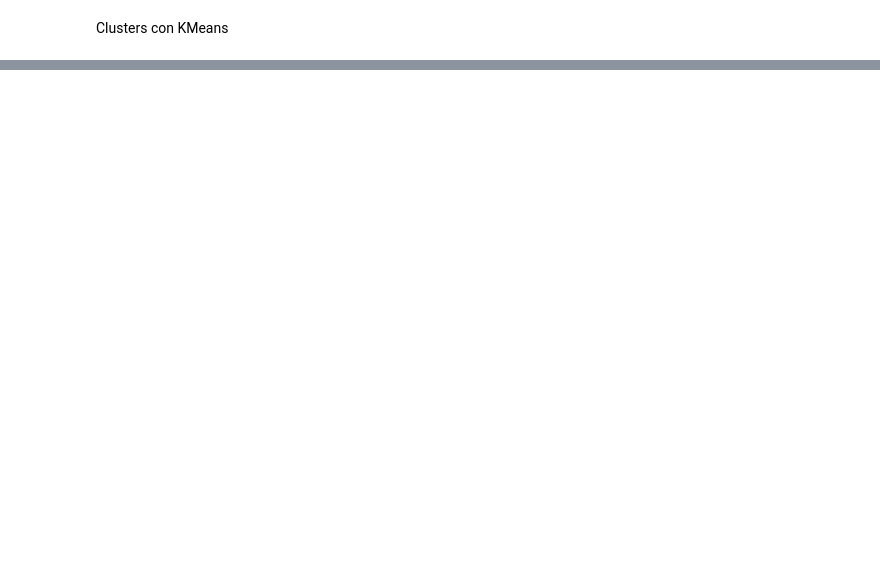
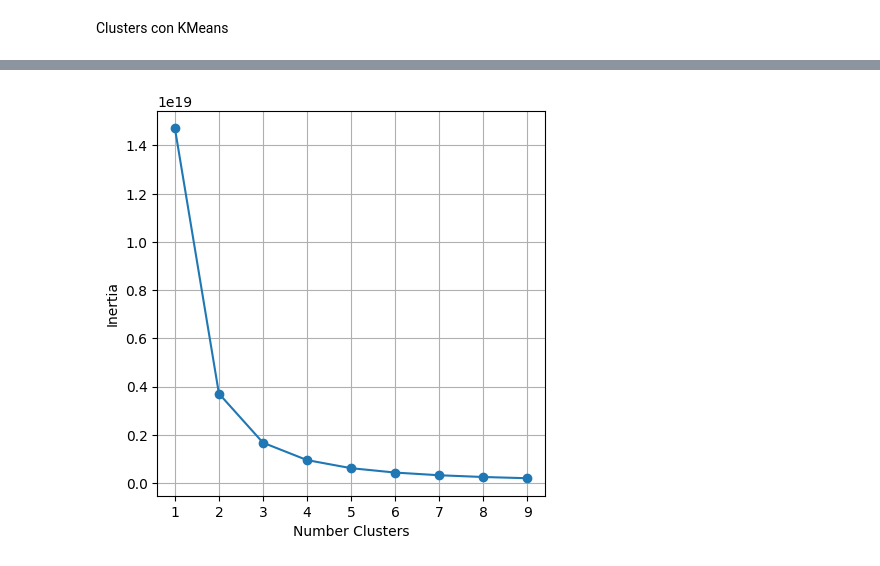
Before and after one commit to gurbina2234/Repo-Mineria-PSU, a Jupyter notebook: datos_oficial.ipynb, the cells around one changed output, grey strips where cells are left out. Drawn from its saved outputs; the diff is of its cells as text; code cells hidden in the pictures; blank space fills up the shorter version.

```diff
--- a/datos_oficial.ipynb
+++ b/datos_oficial.ipynb
@@ -130,0 +243,4 @@ plt.show()
+# %%
+optimize_k_means(merged_new,10)
+# %% [output]
+[figure, added]
```
Also changed, not shown: parts of 17 cells of this notebook.
